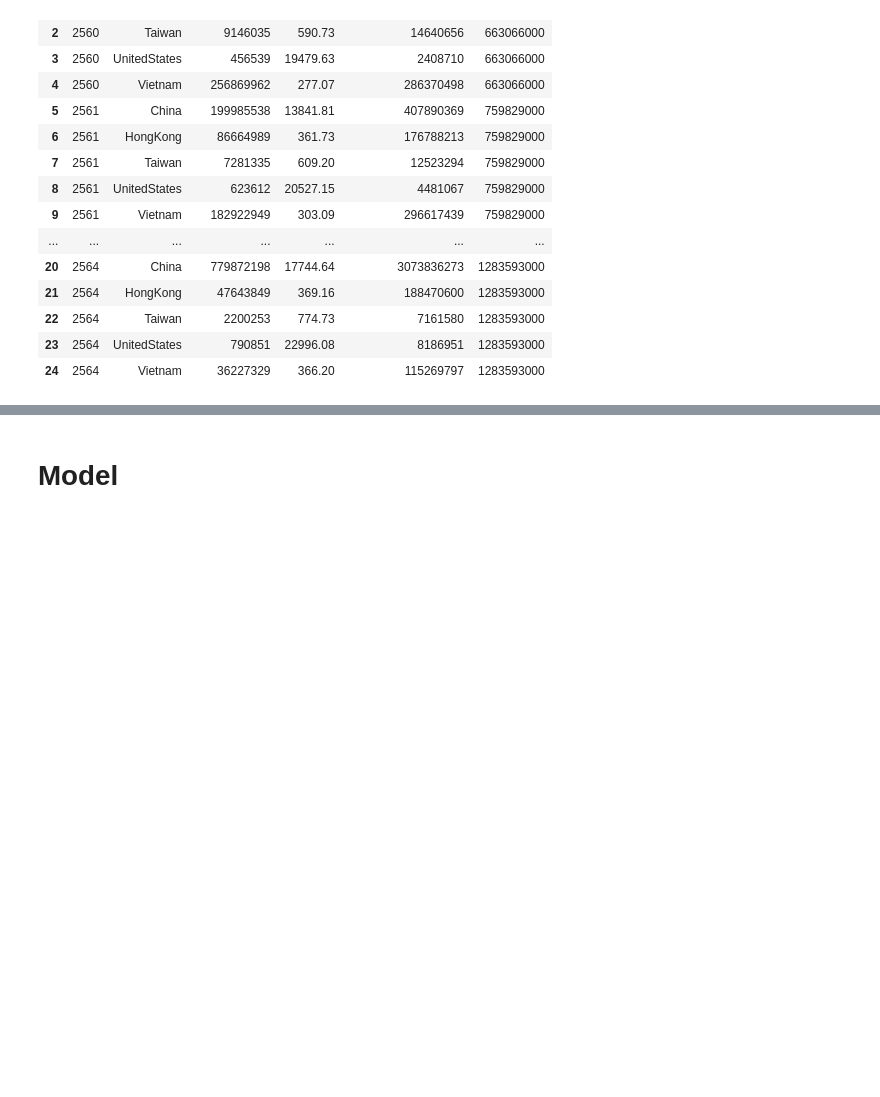
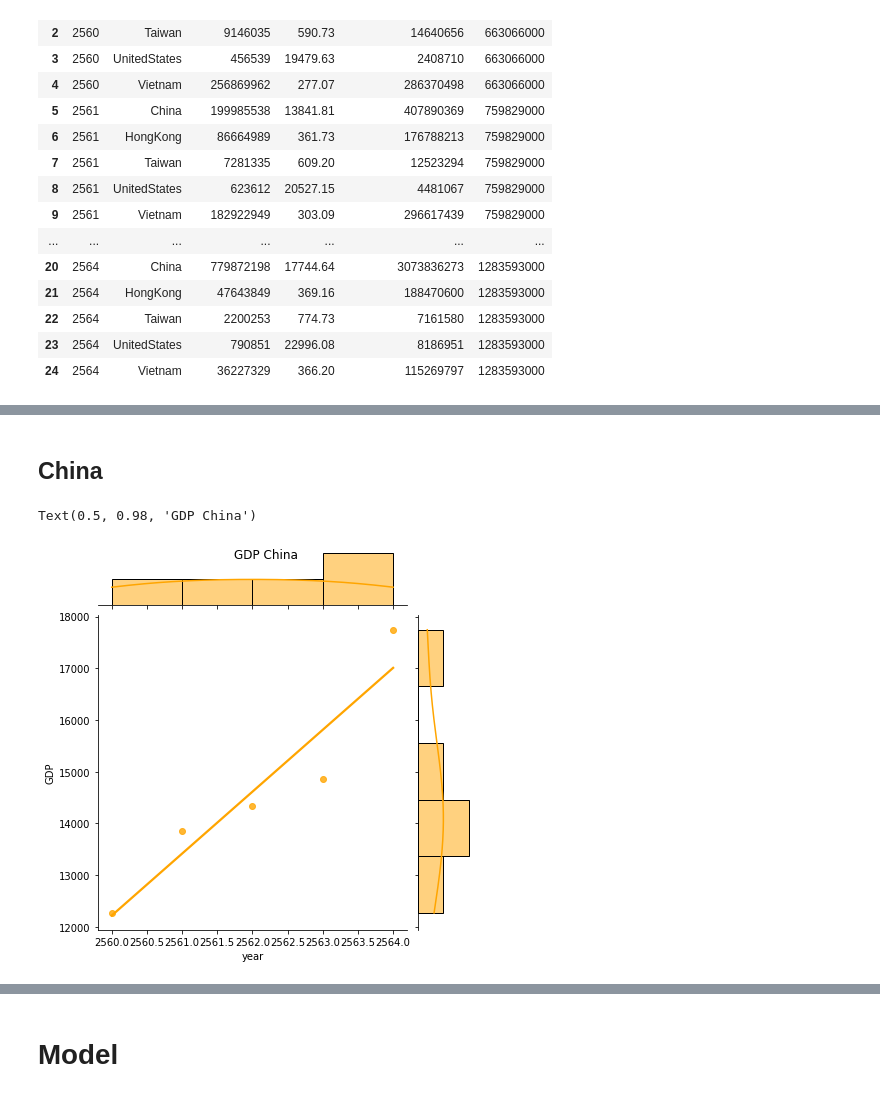
Before and after one commit to IsDaBaeS/DSI314-Project, a Jupyter notebook: multiple_linear_regression.ipynb, the cells around one changed output, grey strips where cells are left out. Cells and saved outputs as stored; diff of their text form; code cells hidden in the pictures; blank space fills up the shorter version.

```diff
--- a/multiple_linear_regression.ipynb
+++ b/multiple_linear_regression.ipynb
@@ -340,0 +365,8 @@ data
+# %% [markdown]
+## China
+# %%
+sns.jointplot(x='year', y='GDP', data=top_1, kind='reg', ci=None,
+              color='orange').fig.suptitle("GDP China", fontsize=12)
+# %% [output]
+Text(0.5, 0.98, 'GDP China')
+[figure, added]
```
Also changed, not shown: parts of 39 cells of this notebook.
